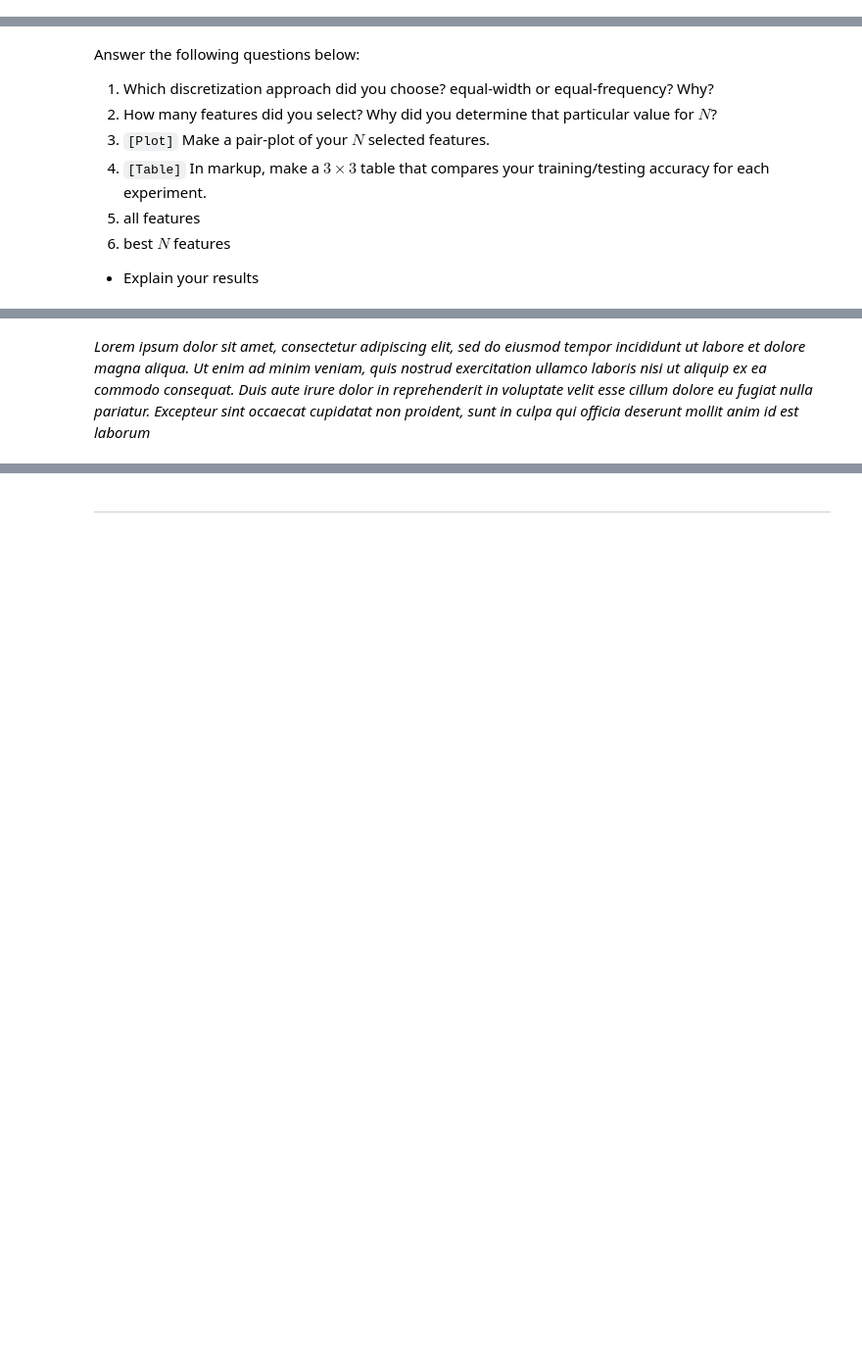
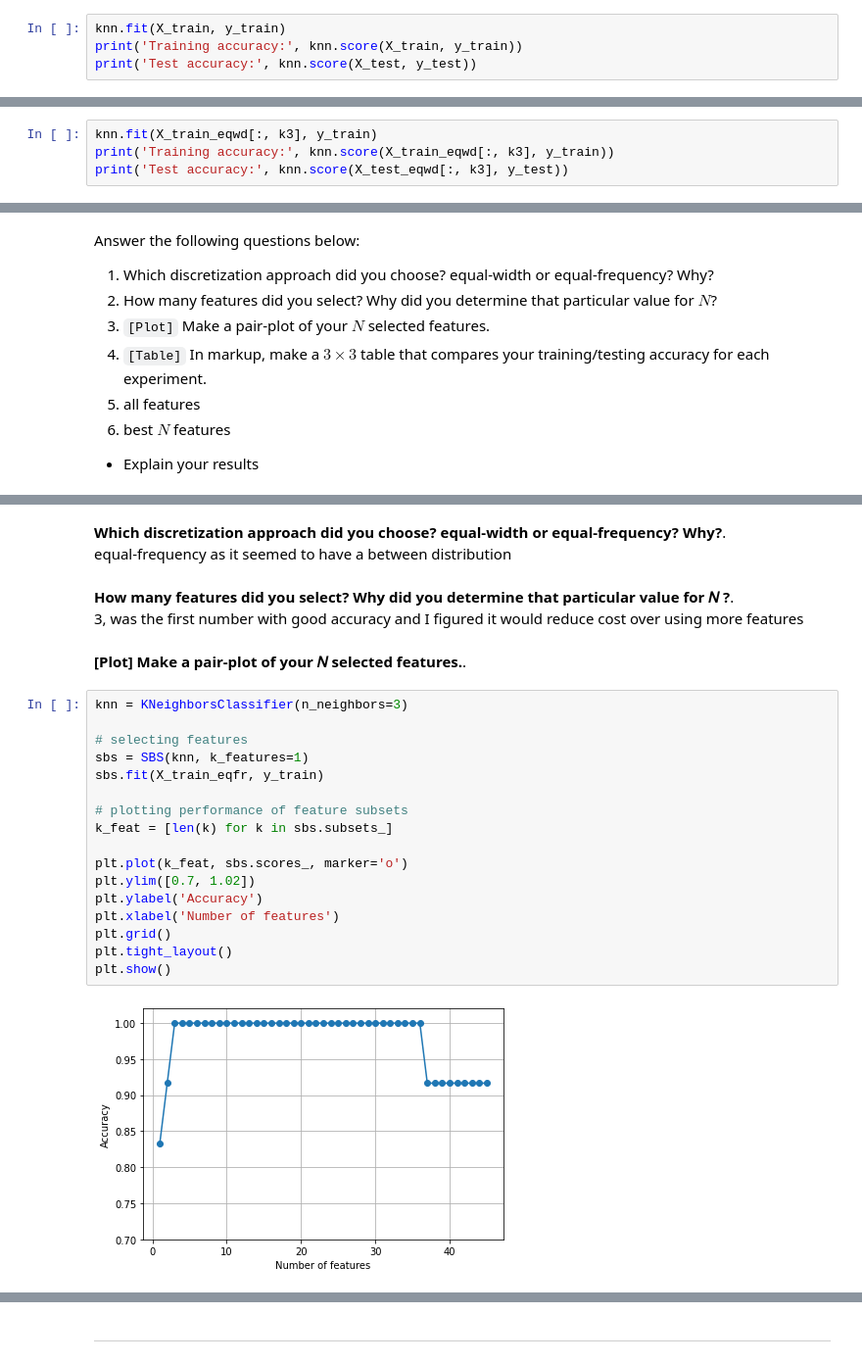
Before and after one commit to teemal/machine_learning_and_data_mining, a Jupyter notebook: Lab_1.ipynb, the cells around one changed output, grey strips where cells are left out. Shown: that part at 98% size. Cells and saved outputs as stored; diff of their text form; blank space fills up the shorter version.

```diff
--- a/Lab_1.ipynb
+++ b/Lab_1.ipynb
@@ -357,0 +662,4 @@ your code here
+# %%
+knn.fit(X_train, y_train)
+print('Training accuracy:', knn.score(X_train, y_train))
+print('Test accuracy:', knn.score(X_test, y_test))
@@ -357,0 +669,4 @@ your code here
+# %%
+knn.fit(X_train_eqwd[:, k3], y_train)
+print('Training accuracy:', knn.score(X_train_eqwd[:, k3], y_train))
+print('Test accuracy:', knn.score(X_test_eqwd[:, k3], y_test))
@@ -369,5 +687,30 @@ Answer the following questions below:
   * Explain your results
 # %% [markdown]
 ### <img src="https://img.icons8.com/color/32/000000/speech-bubble-with-dots.png"/> **Student Response**
-# %% [markdown]
-*Lorem ipsum dolor sit amet, consectetur adipiscing elit, sed do eiusmod tempor incididunt ut labore et dolore magna aliqua. Ut enim ad minim veniam, quis nostrud exercitation ullamco laboris nisi ut aliquip ex ea commodo consequat. Duis aute irure dolor in reprehenderit in voluptate velit esse cillum dolore eu fugiat nulla pariatur. Excepteur sint occaecat cupidatat non proident, sunt in culpa qui officia deserunt mollit anim id est laborum*
+# %% [markdown]
+**Which discretization approach did you choose? equal-width or equal-frequency? Why?**.
+equal-frequency as it seemed to have a between distribution
+# %% [markdown]
+**How many features did you select? Why did you determine that particular value for  𝑁 ?**.
+3, was the first number with good accuracy and I figured it would reduce cost over using more features
+# %% [markdown]
+**[Plot] Make a pair-plot of your  𝑁  selected features.**.
+# %%
+knn = KNeighborsClassifier(n_neighbors=3)
+
+# selecting features
+sbs = SBS(knn, k_features=1)
+sbs.fit(X_train_eqfr, y_train)
+
+# plotting performance of feature subsets
+k_feat = [len(k) for k in sbs.subsets_]
+
+plt.plot(k_feat, sbs.scores_, marker='o')
+plt.ylim([0.7, 1.02])
+plt.ylabel('Accuracy')
+plt.xlabel('Number of features')
+plt.grid()
+plt.tight_layout()
+plt.show()
+# %% [output]
+[figure, added]
```
Also changed, not shown: parts of 55 cells of this notebook.
